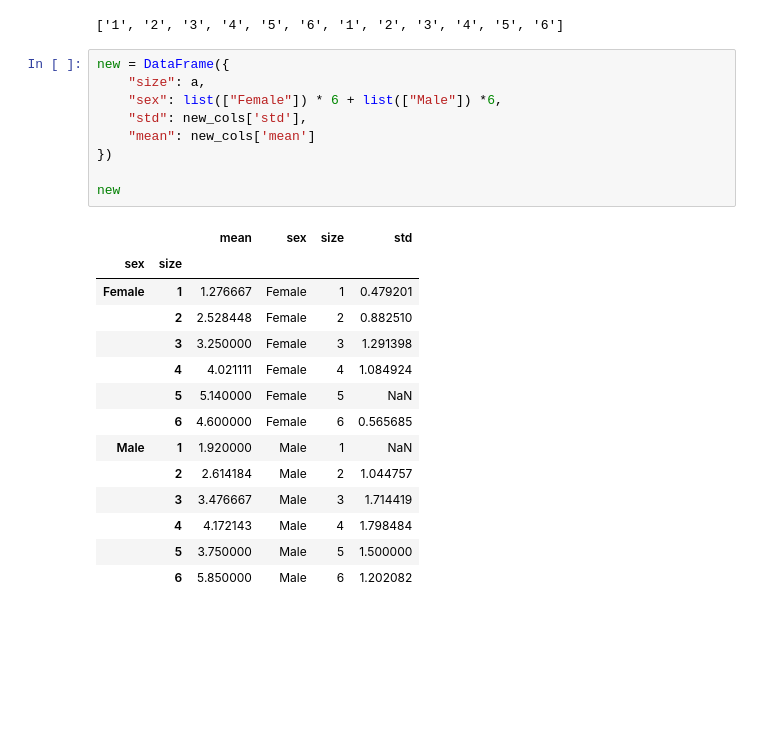
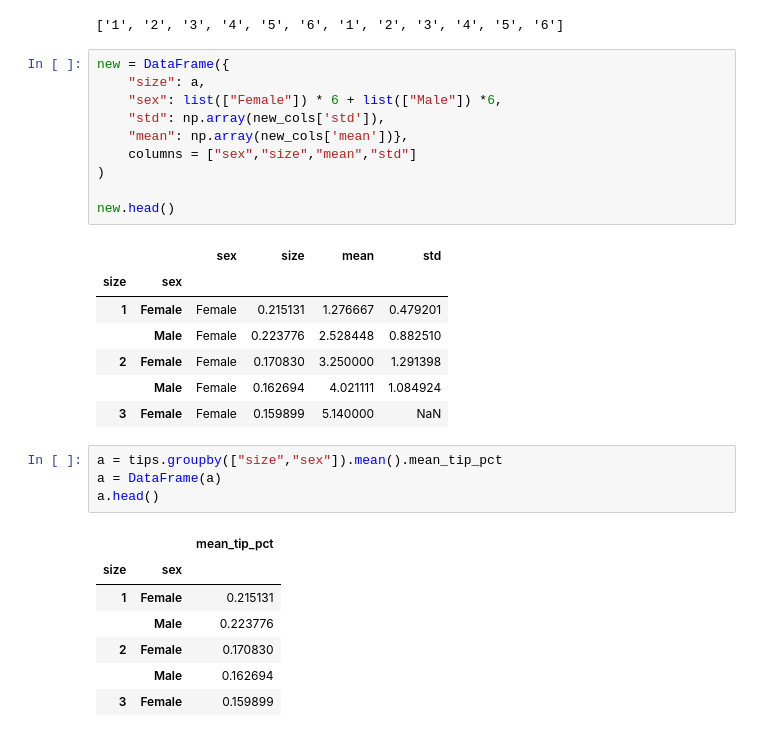
Before and after one commit to WentingRuan/Learn_Python, a Jupyter notebook: 8/hw_08.ipynb, the cells around one changed output. Drawn from its saved outputs; the diff is of its cells as text; blank space fills up the shorter version.

```diff
--- a/8/hw_08.ipynb
+++ b/8/hw_08.ipynb
@@ -186,24 +186,30 @@ a
 # %%
 new = DataFrame({
     "size": a,
     "sex": list(["Female"]) * 6 + list(["Male"]) *6,
-    "std": new_cols['std'],
-    "mean": new_cols['mean']
-})
+    "std": np.array(new_cols['std']),
+    "mean": np.array(new_cols['mean'])},
+    columns = ["sex","size","mean","std"]
+)
 
-new
+new.head()
 # %% [output]
-|  |  | mean | sex | size | std |
-| sex | size |  |  |  |  |
-| Female | 1 | 1.276667 | Female | 1 | 0.479201 |
-|  | 2 | 2.528448 | Female | 2 | 0.882510 |
-|  | 3 | 3.250000 | Female | 3 | 1.291398 |
-|  | 4 | 4.021111 | Female | 4 | 1.084924 |
-|  | 5 | 5.140000 | Female | 5 | NaN |
-|  | 6 | 4.600000 | Female | 6 | 0.565685 |
-| Male | 1 | 1.920000 | Male | 1 | NaN |
-|  | 2 | 2.614184 | Male | 2 | 1.044757 |
-|  | 3 | 3.476667 | Male | 3 | 1.714419 |
-|  | 4 | 4.172143 | Male | 4 | 1.798484 |
-|  | 5 | 3.750000 | Male | 5 | 1.500000 |
-|  | 6 | 5.850000 | Male | 6 | 1.202082 |
+|  |  | sex | size | mean | std |
+| size | sex |  |  |  |  |
+| 1 | Female | Female | 0.215131 | 1.276667 | 0.479201 |
+|  | Male | Female | 0.223776 | 2.528448 | 0.882510 |
+| 2 | Female | Female | 0.170830 | 3.250000 | 1.291398 |
+|  | Male | Female | 0.162694 | 4.021111 | 1.084924 |
+| 3 | Female | Female | 0.159899 | 5.140000 | NaN |
+# %%
+a = tips.groupby(["size","sex"]).mean().mean_tip_pct
+a = DataFrame(a)
+a.head()
+# %% [output]
+|  |  | mean_tip_pct |
+| size | sex |  |
+| 1 | Female | 0.215131 |
+|  | Male | 0.223776 |
+| 2 | Female | 0.170830 |
+|  | Male | 0.162694 |
+| 3 | Female | 0.159899 |
```
Also changed, not shown: parts of 7 cells of this notebook.
